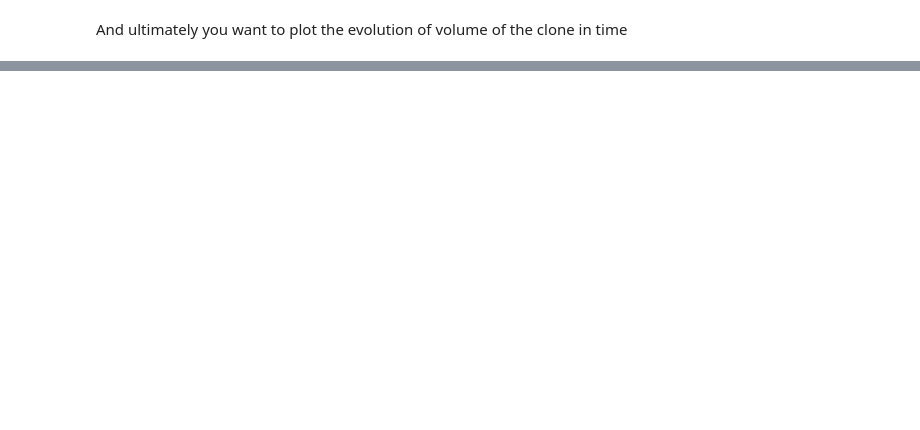
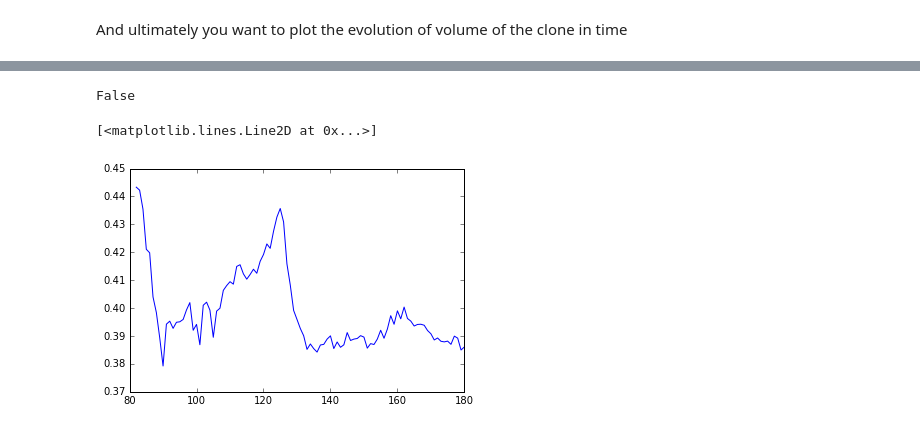
Before and after one commit to itsmeleo/qbio2016-ascidians, a Jupyter notebook: Tutorial.ipynb, the cells around one changed output, grey strips where cells are left out. Cells and saved outputs as stored; diff of their text form; code cells hidden in the pictures; blank space fills up the shorter version.

```diff
--- a/Tutorial.ipynb
+++ b/Tutorial.ipynb
@@ -478,0 +517,49 @@ False
+# %%
+clonal_compactness = {}
+
+result = {82: 0.4433496162253327, 83: 0.44227075229152613, 84: 0.43546106245873217,
+          85: 0.42108633964640602, 86: 0.41981746126765668, 87: 0.40400160994013173,
+          88: 0.39840313609880235, 89: 0.38939363674852073, 90: 0.37925245582193828,
+          91: 0.39424238121807026, 92: 0.39531874425801489, 93: 0.39274256338885405,
+          94: 0.39491769411991723, 95: 0.39509254092342, 96: 0.39593391882518103,
+          97: 0.39933183896468422, 98: 0.40196441615818251, 99: 0.39205315906766475,
+          100: 0.39416674624563813, 101: 0.3868689204598148, 102: 0.40101666767746436,
+          103: 0.40212062867442139, 104: 0.39927374357773571, 105: 0.38954025166353645,
+          106: 0.3989179135713854, 107: 0.39996369460400855, 108: 0.40635577606944084,
+          109: 0.40806887300210615, 110: 0.40946891055881168, 111: 0.40858265104227354,
+          112: 0.41493653324100188, 113: 0.415545043567071, 114: 0.41226705333235941,
+          115: 0.41037095821776909, 116: 0.41203854069606011, 117: 0.4139349213454257,
+          118: 0.41248563059314053, 119: 0.4167700087356363, 120: 0.4192095276413787,
+          121: 0.42299759331525927, 122: 0.42142208590373681, 123: 0.42754476864122992,
+          124: 0.43261063299126179, 125: 0.43570888560148002, 126: 0.43088656897217958,
+          127: 0.41584947080815404, 128: 0.40825639038874045, 129: 0.39916761818548985,
+          130: 0.3959581564431241, 131: 0.39269044694859528, 132: 0.39009270836150955,
+          133: 0.38520403962949545, 134: 0.38714463085068962, 135: 0.38547648697709197,
+          136: 0.38423385260662868, 137: 0.38678618902261719, 138: 0.3869975960491055,
+          139: 0.38888408766240773, 140: 0.39005282031498378, 141: 0.38550146102922395,
+          142: 0.3878606023809269, 143: 0.3859543055385663, 144: 0.38683924132710346,
+          145: 0.39122673353015003, 146: 0.38839493732823716, 147: 0.38888834802625599,
+          148: 0.3891093162576606, 149: 0.39012610443806434, 150: 0.38960700415811023,
+          151: 0.38564722951633146, 152: 0.38727173037522061, 153: 0.3869495387325666,
+          154: 0.38890153010155981, 155: 0.39206256544143797, 156: 0.38918973532190243,
+          157: 0.39248779429322905, 158: 0.39729214128795415, 159: 0.39419291702037723,
+          160: 0.39902882297238812, 161: 0.39615996171476353, 162: 0.40036255648170505,
+          163: 0.39628825933247658, 164: 0.39533659848536479, 165: 0.39358596390432243,
+          166: 0.39413891072235263, 167: 0.39421751551919887, 168: 0.39385432811017129,
+          169: 0.39196431076092053, 170: 0.39080080030018521, 171: 0.38858039488519003,
+          172: 0.38928331725511417, 173: 0.38811082325818863, 174: 0.38789133300200163,
+          175: 0.38816779153552089, 176: 0.38701350103968285, 177: 0.38995365615625649,
+          178: 0.38924145884955924, 179: 0.38498460269886087, 180: 0.3860736759077939}
+
+if result == clonal_cell_surface:
+    print("Correct")
+else:
+    print("False")
+# %% [output]
+False
+# %%
+time = sorted(result.keys())
+plt.plot(time, [result[t] for t in time])
+# %% [output]
+[<matplotlib.lines.Line2D at 0x...>]
+[figure, added]
```
Also changed, not shown: parts of 22 cells of this notebook, 1 other file.
